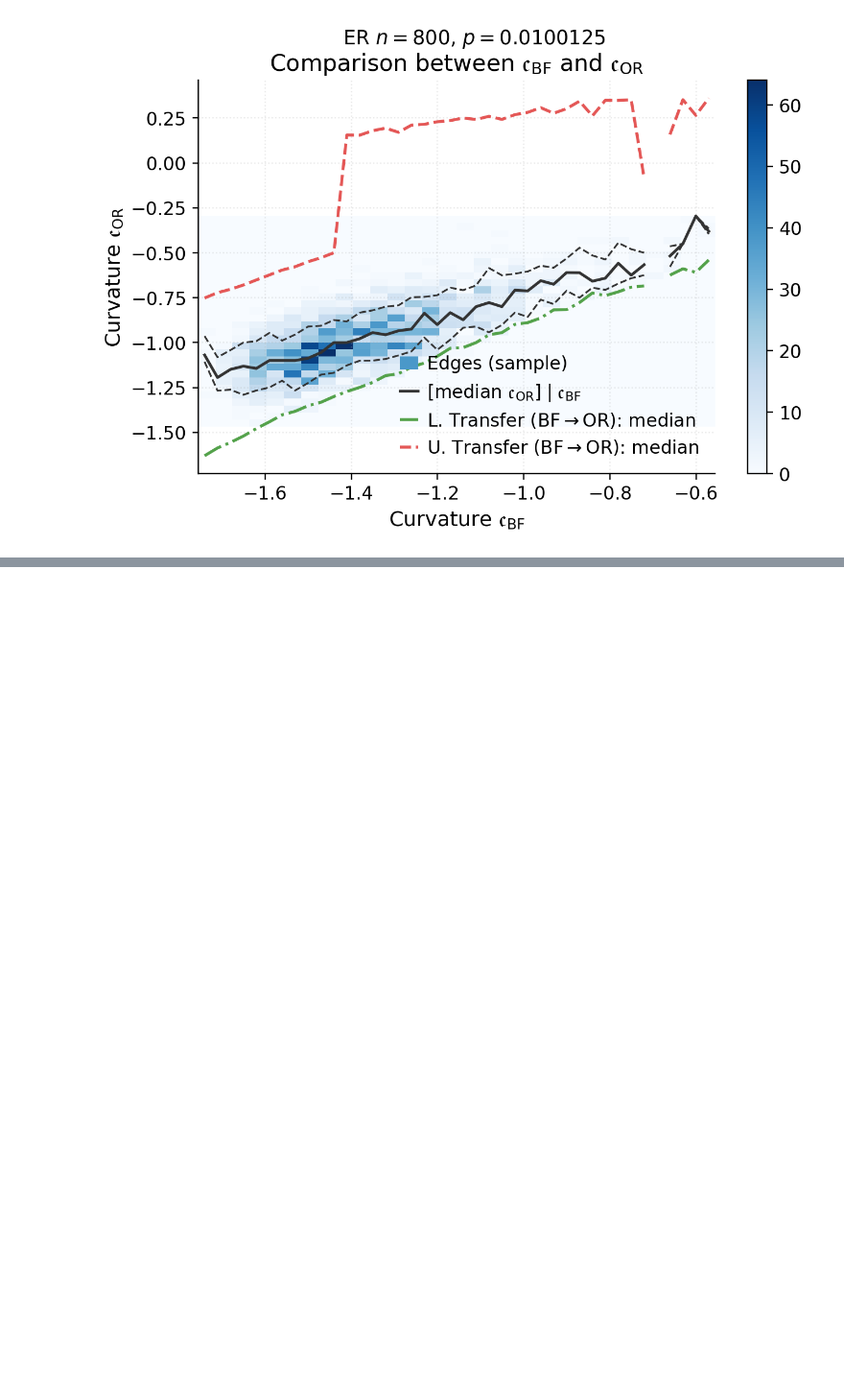
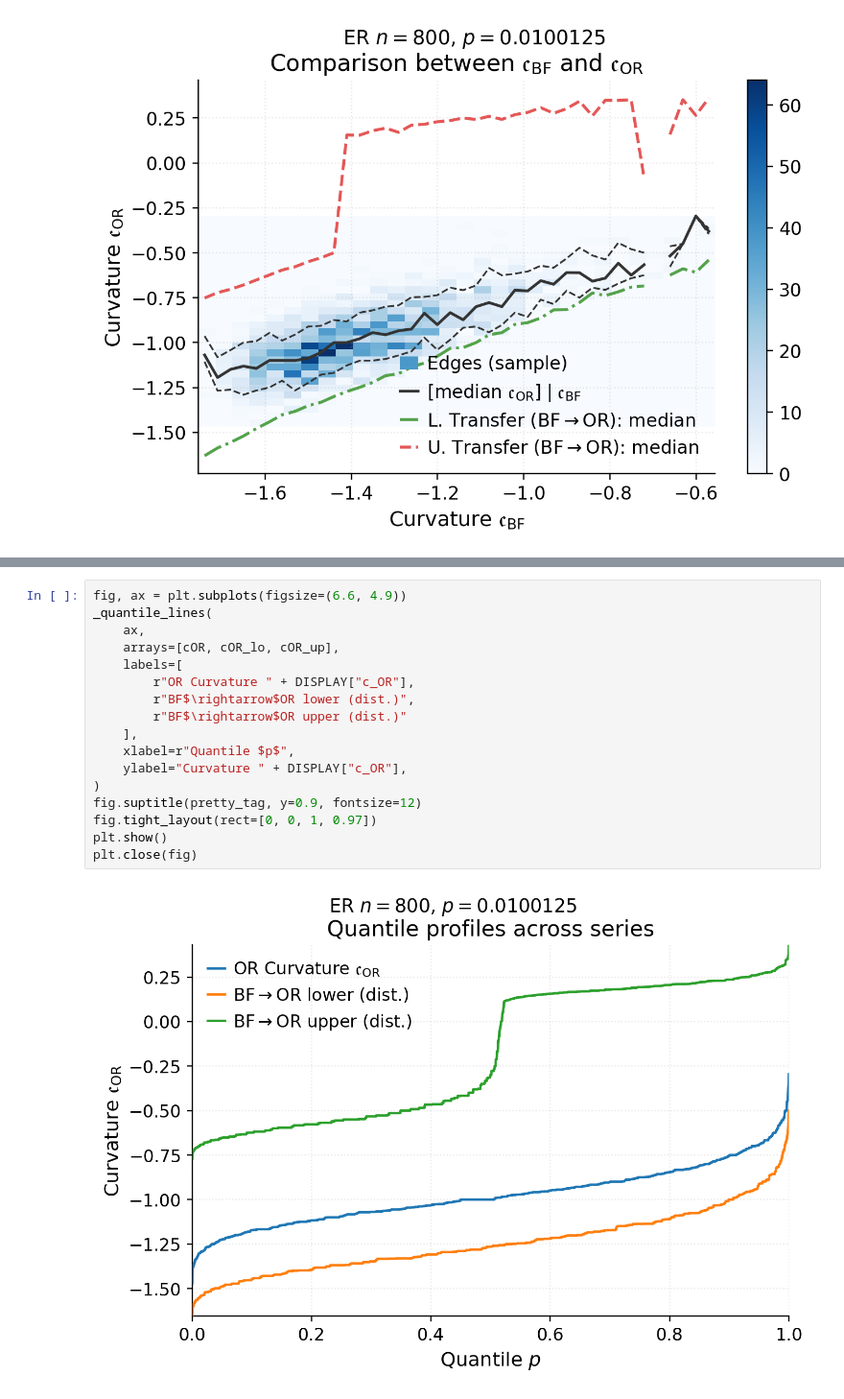
Before and after one commit to GiorgioMB/Curvature-Transfer-Code, a Jupyter notebook: experiments/curvature plots.ipynb, the cells around one changed output, grey strips where cells are left out. Shown at 96% size. Drawn from its saved outputs; the diff is of its cells as text; blank space fills up the shorter version.

```diff
--- a/experiments/curvature plots.ipynb
+++ b/experiments/curvature plots.ipynb
@@ -631,0 +592,19 @@ plt.show()
+# %%
+fig, ax = plt.subplots(figsize=(6.6, 4.9))
+_quantile_lines(
+    ax,
+    arrays=[cOR, cOR_lo, cOR_up],
+    labels=[
+        r"OR Curvature " + DISPLAY["c_OR"],
+        r"BF$\rightarrow$OR lower (dist.)",
+        r"BF$\rightarrow$OR upper (dist.)"
+    ],
+    xlabel=r"Quantile $p$",
+    ylabel="Curvature " + DISPLAY["c_OR"],
+)
+fig.suptitle(pretty_tag, y=0.9, fontsize=12)
+fig.tight_layout(rect=[0, 0, 1, 0.97])
+plt.show()
+plt.close(fig)
+# %% [output]
+[figure, added]
```
Also changed, not shown: parts of 3 cells of this notebook.
